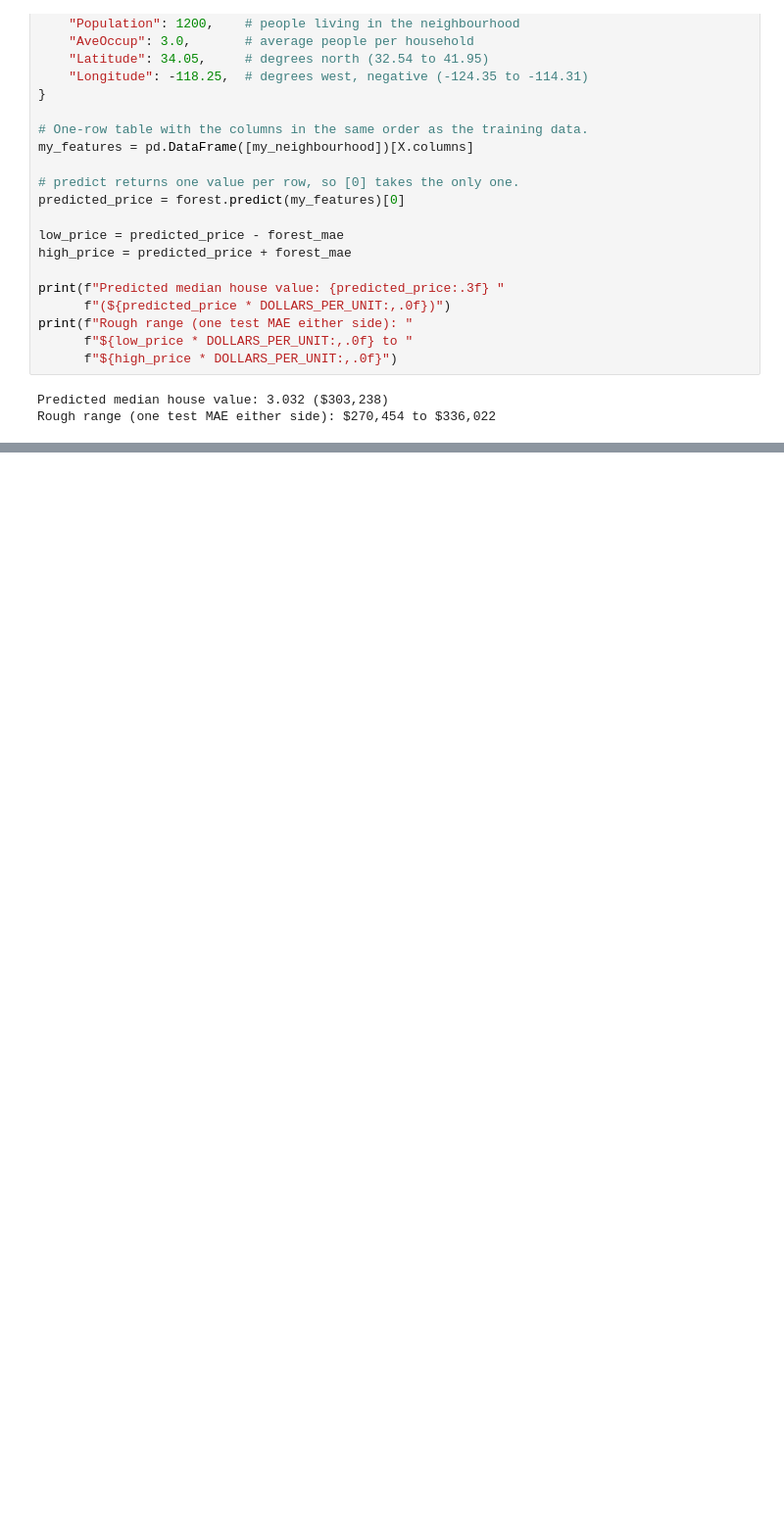
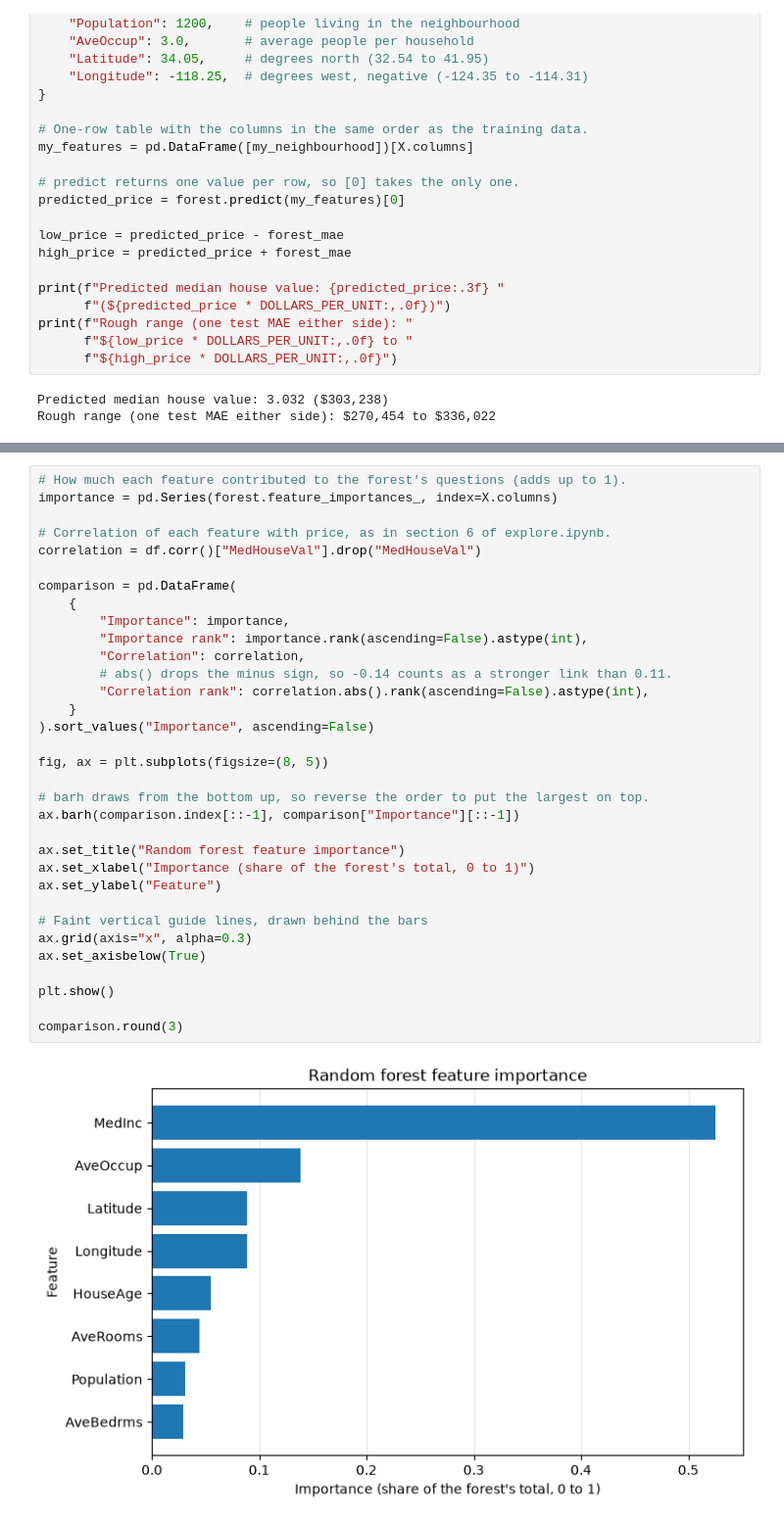
Before and after one commit to Sajoy2129/house-prices, a Jupyter notebook: model.ipynb, the cells around one changed output, grey strips where cells are left out. Shown at 98% size. Drawn from its saved outputs; the diff is of its cells as text; blank space fills up the shorter version.

```diff
--- a/model.ipynb
+++ b/model.ipynb
@@ -451,0 +489,35 @@ Rough range (one test MAE either side): $270,454 to $336,022
+# %%
+# How much each feature contributed to the forest's questions (adds up to 1).
+importance = pd.Series(forest.feature_importances_, index=X.columns)
+
+# Correlation of each feature with price, as in section 6 of explore.ipynb.
+correlation = df.corr()["MedHouseVal"].drop("MedHouseVal")
+
+comparison = pd.DataFrame(
+    {
+        "Importance": importance,
+        "Importance rank": importance.rank(ascending=False).astype(int),
+        "Correlation": correlation,
+        # abs() drops the minus sign, so -0.14 counts as a stronger link than 0.11.
+        "Correlation rank": correlation.abs().rank(ascending=False).astype(int),
+    }
+).sort_values("Importance", ascending=False)
+
+fig, ax = plt.subplots(figsize=(8, 5))
+
+# barh draws from the bottom up, so reverse the order to put the largest on top.
+ax.barh(comparison.index[::-1], comparison["Importance"][::-1])
+
+ax.set_title("Random forest feature importance")
+ax.set_xlabel("Importance (share of the forest's total, 0 to 1)")
+ax.set_ylabel("Feature")
+
+# Faint vertical guide lines, drawn behind the bars
+ax.grid(axis="x", alpha=0.3)
+ax.set_axisbelow(True)
+
+plt.show()
+
+comparison.round(3)
+# %% [output]
+[figure, added]
```
Also changed, not shown: parts of 6 cells of this notebook.
